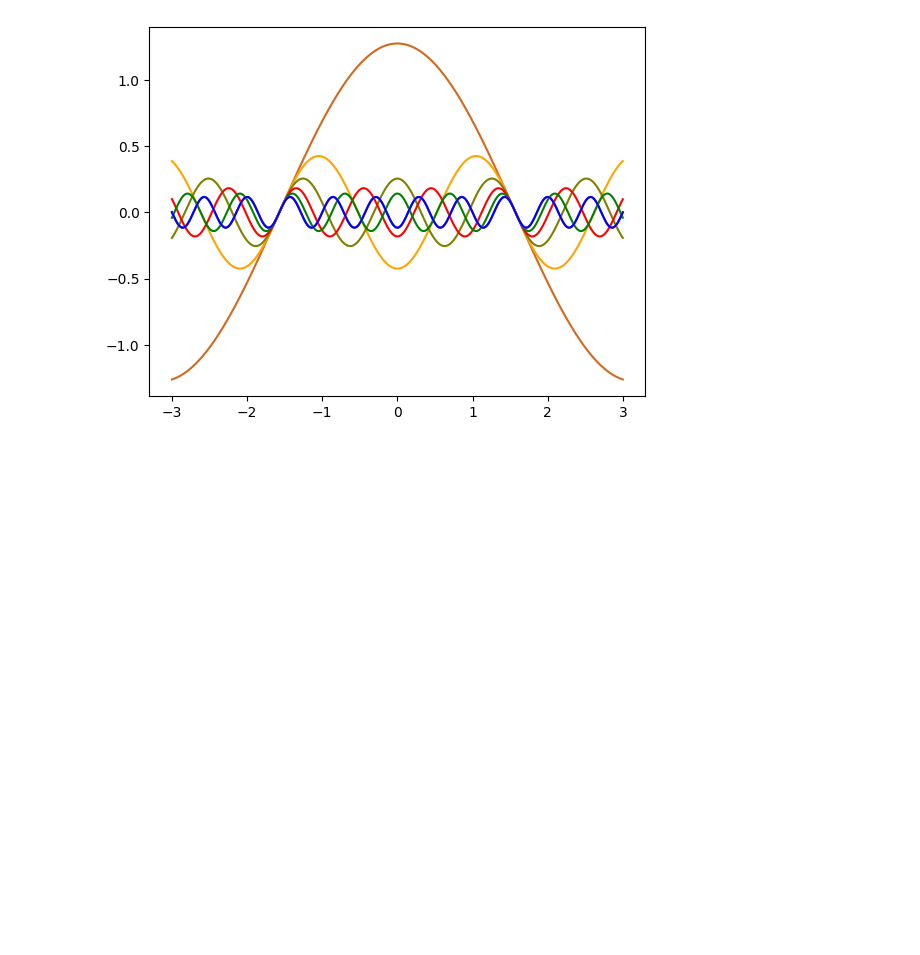
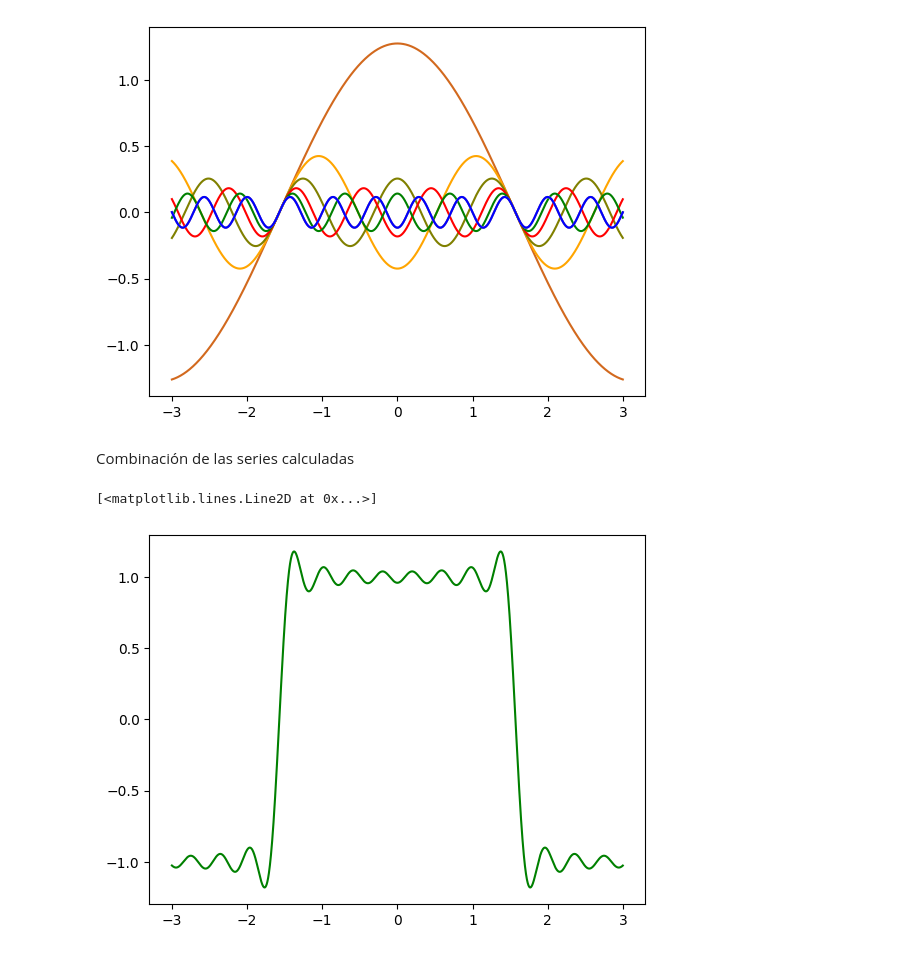
Before and after one commit to FelipeGualdron/Programacion, a Jupyter notebook: Actividad2.ipynb, the cells around one changed output. Cells and saved outputs as stored; diff of their text form; code cells hidden in the pictures; blank space fills up the shorter version.

Commit message:
Suma de las series

```diff
--- a/Actividad2.ipynb
+++ b/Actividad2.ipynb
@@ -111,3 +111,12 @@ plt.plot(time, serie6, 'blue')
 plt.show()
 # %% [output]
 [figure]
+# %% [markdown]
+Combinación de las series calculadas
+# %%
+Sumseries = serie1 + serie2 + serie3 + serie4 + serie5 + serie6 + serie7 + serie8
+
+plt.plot(time, Sumseries, 'green')
+# %% [output]
+[<matplotlib.lines.Line2D at 0x...>]
+[figure, added]
```
